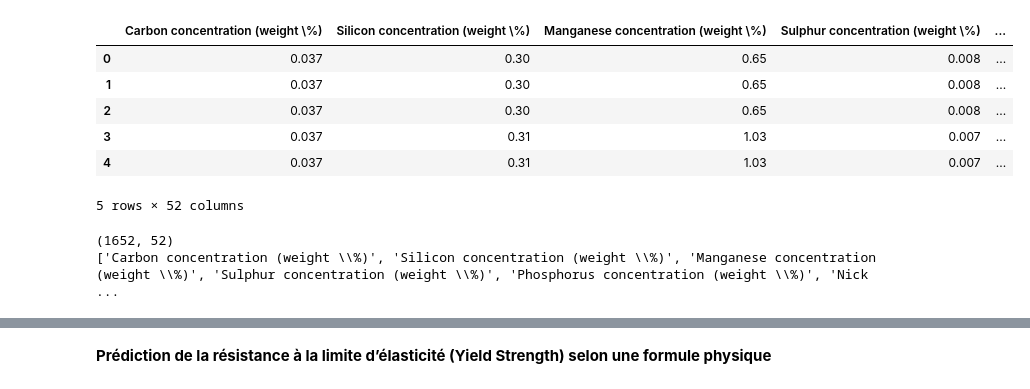
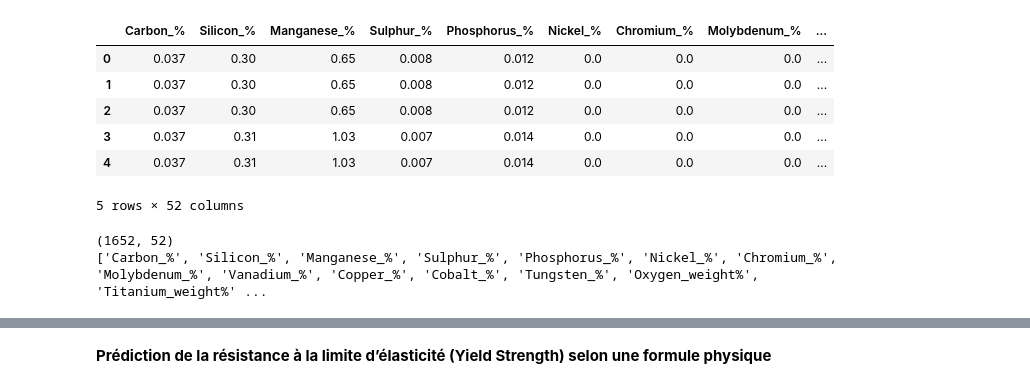
Before and after one commit to hammale2003/Welding-Quality-Prediction-, a Jupyter notebook: Nouhaila_Welding Quality prediction/Prédiction de Yeld strength/Supervised_Learning(Yield_Strength).ipynb, the cells around one changed output, grey strips where cells are left out. Cells and saved outputs as stored; diff of their text form; code cells hidden in the pictures.

```diff
--- a/Nouhaila_Welding Quality prediction/Prédiction de Yeld strength/Supervised_Learning(Yield_Strength).ipynb
+++ b/Nouhaila_Welding Quality prediction/Prédiction de Yeld strength/Supervised_Learning(Yield_Strength).ipynb
@@ -1,19 +1,19 @@
 # %%
 import pandas as pd
 
-df = pd.read_csv("/content/welddb_cleaned(1)")
+df = pd.read_csv("/Welding-Quality-Prediction-\welddatabase\welddb_new.csv")
 df.head()
 # %% [output]
-|  | Carbon concentration (weight \%) | Silicon concentration (weight \%) | Manganese concentration (weight \%) | Sulphur concentration (weight \%) | ... |
-| 0 | 0.037 | 0.30 | 0.65 | 0.008 | ... |
-| 1 | 0.037 | 0.30 | 0.65 | 0.008 | ... |
-| 2 | 0.037 | 0.30 | 0.65 | 0.008 | ... |
-| 3 | 0.037 | 0.31 | 1.03 | 0.007 | ... |
-| 4 | 0.037 | 0.31 | 1.03 | 0.007 | ... |
+|  | Carbon_% | Silicon_% | Manganese_% | Sulphur_% | Phosphorus_% | Nickel_% | Chromium_% | Molybdenum_% | ... |
+| 0 | 0.037 | 0.30 | 0.65 | 0.008 | 0.012 | 0.0 | 0.0 | 0.0 | ... |
+| 1 | 0.037 | 0.30 | 0.65 | 0.008 | 0.012 | 0.0 | 0.0 | 0.0 | ... |
+| 2 | 0.037 | 0.30 | 0.65 | 0.008 | 0.012 | 0.0 | 0.0 | 0.0 | ... |
+| 3 | 0.037 | 0.31 | 1.03 | 0.007 | 0.014 | 0.0 | 0.0 | 0.0 | ... |
+| 4 | 0.037 | 0.31 | 1.03 | 0.007 | 0.014 | 0.0 | 0.0 | 0.0 | ... |
 5 rows × 52 columns
 # %%
 print(df.shape)
 print(df.columns.tolist())
 # %% [output]
 (1652, 52)
-['Carbon concentration (weight \\%)', 'Silicon concentration (weight \\%)', 'Manganese concentration (weight \\%)', 'Sulphur concentration (weight \\%)', 'Phosphorus concentration (weight \\%)', 'Nick ...
+['Carbon_%', 'Silicon_%', 'Manganese_%', 'Sulphur_%', 'Phosphorus_%', 'Nickel_%', 'Chromium_%', 'Molybdenum_%', 'Vanadium_%', 'Copper_%', 'Cobalt_%', 'Tungsten_%', 'Oxygen_weight%', 'Titanium_weight%' ...
```
Also changed, not shown: parts of 14 cells of this notebook, 15 other files.
